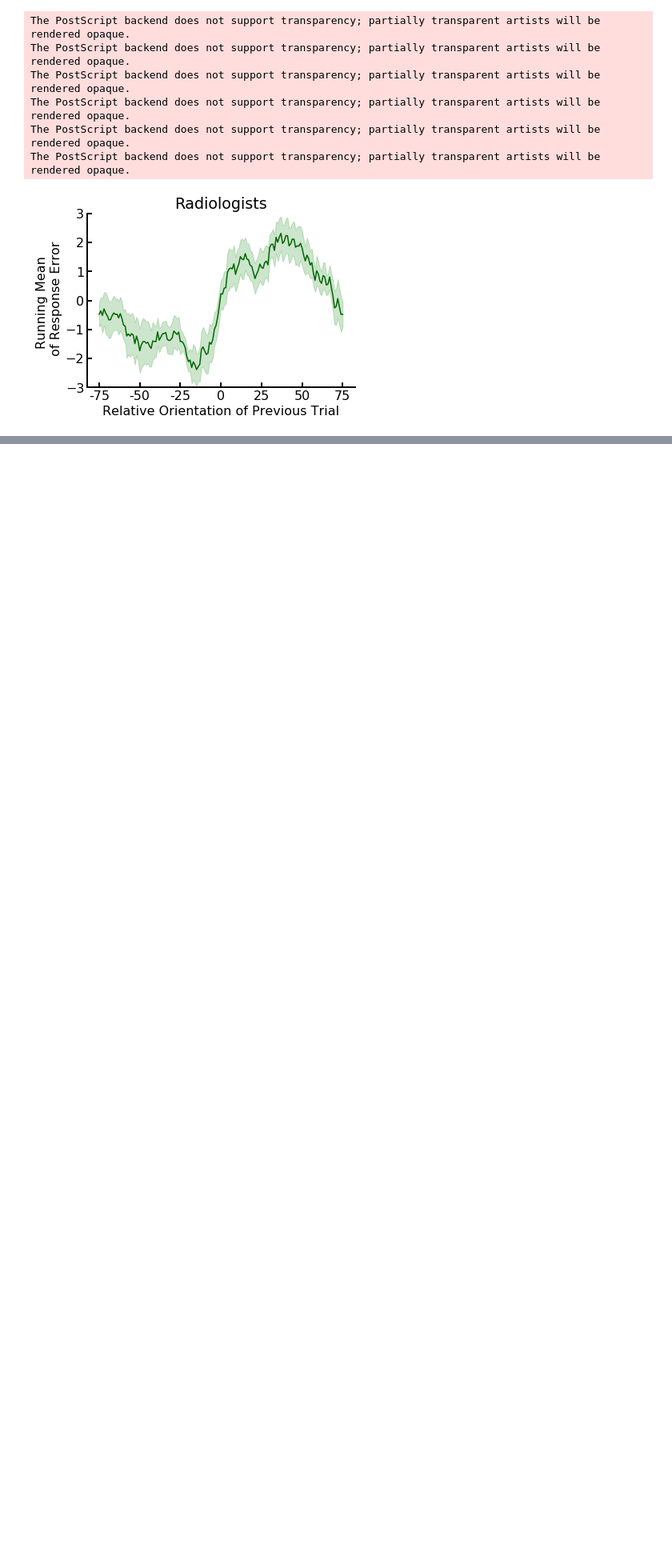
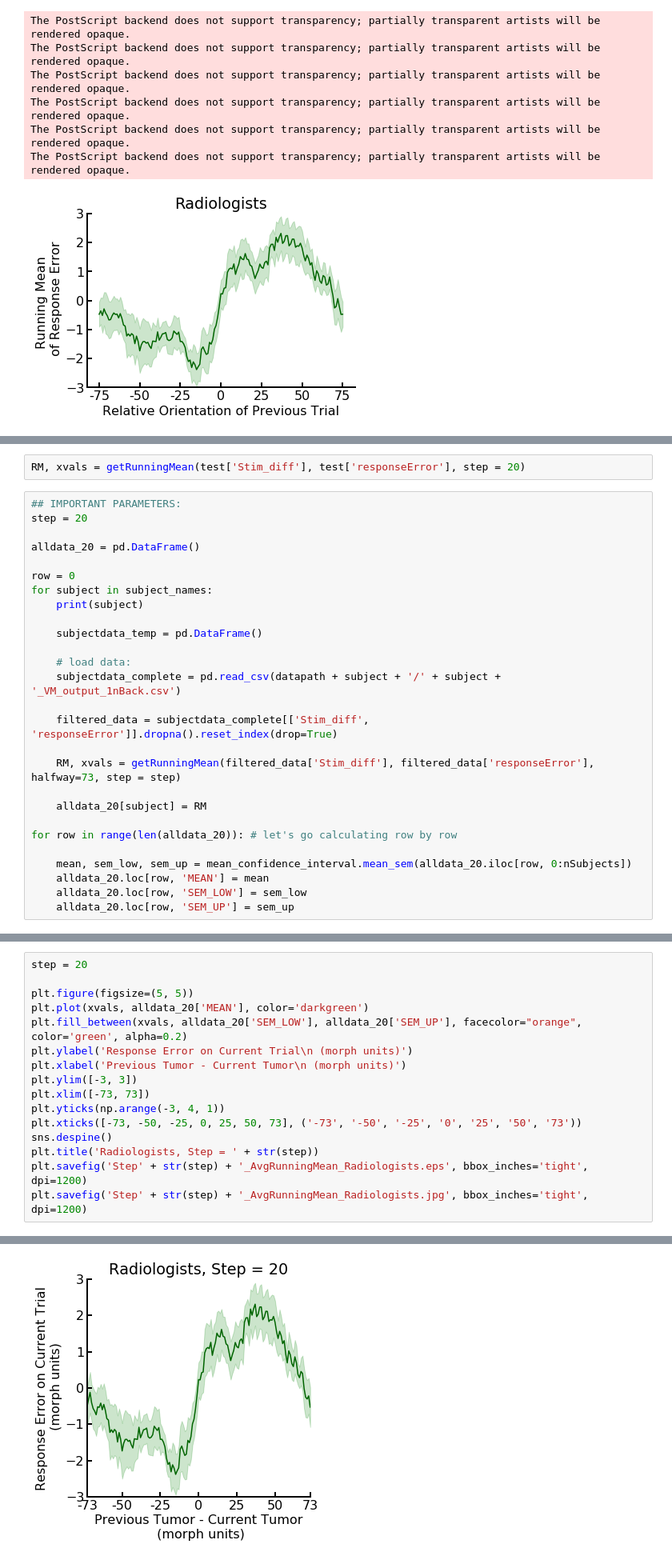
Before and after one commit to WhitneyLab/Serial_Dependence_Analysis_Base, a Jupyter notebook: figures/Fig_5/Fig_5.ipynb, the cells around one changed output, grey strips where cells are left out. Shown at 80% size. Cells and saved outputs as stored; diff of their text form; blank space fills up the shorter version.

Commit message:
different figures for each step size running mean

```diff
--- a/figures/Fig_5/Fig_5.ipynb
+++ b/figures/Fig_5/Fig_5.ipynb
@@ -160,0 +183,29 @@ The PostScript backend does not support transparency; partially transparent arti
+# %%
+RM, xvals = getRunningMean(test['Stim_diff'], test['responseError'], step = 20)
+# %%
+## IMPORTANT PARAMETERS:
+step = 20
+
+alldata_20 = pd.DataFrame()
+
+row = 0
+for subject in subject_names:
+    print(subject)
+
+    subjectdata_temp = pd.DataFrame()
+
+    # load data:
+    subjectdata_complete = pd.read_csv(datapath + subject + '/' + subject + '_VM_output_1nBack.csv')
+
+    filtered_data = subjectdata_complete[['Stim_diff', 'responseError']].dropna().reset_index(drop=True)
+
+    RM, xvals = getRunningMean(filtered_data['Stim_diff'], filtered_data['responseError'], halfway=73, step = step)
+
+    alldata_20[subject] = RM
+
+for row in range(len(alldata_20)): # let's go calculating row by row
+
+    mean, sem_low, sem_up = mean_confidence_interval.mean_sem(alldata_20.iloc[row, 0:nSubjects])
+    alldata_20.loc[row, 'MEAN'] = mean
+    alldata_20.loc[row, 'SEM_LOW'] = sem_low
+    alldata_20.loc[row, 'SEM_UP'] = sem_up
@@ -160,0 +226,17 @@ The PostScript backend does not support transparency; partially transparent arti
+# %%
+step = 20
+
+plt.figure(figsize=(5, 5))
+plt.plot(xvals, alldata_20['MEAN'], color='darkgreen')
+plt.fill_between(xvals, alldata_20['SEM_LOW'], alldata_20['SEM_UP'], facecolor="orange", color='green', alpha=0.2)
+plt.ylabel('Response Error on Current Trial\n (morph units)')
+plt.xlabel('Previous Tumor - Current Tumor\n (morph units)')
+plt.ylim([-3, 3])
+plt.xlim([-73, 73])
+plt.yticks(np.arange(-3, 4, 1))
+plt.xticks([-73, -50, -25, 0, 25, 50, 73], ('-73', '-50', '-25', '0', '25', '50', '73'))
+sns.despine()
+plt.title('Radiologists, Step = ' + str(step))
+plt.savefig('Step' + str(step) + '_AvgRunningMean_Radiologists.eps', bbox_inches='tight', dpi=1200)
+plt.savefig('Step' + str(step) + '_AvgRunningMean_Radiologists.jpg', bbox_inches='tight', dpi=1200)
+# %% [output]
@@ -160,0 +249 @@ The PostScript backend does not support transparency; partially transparent arti
+[figure, added]
```
Also changed, not shown: parts of 11 cells of this notebook, 4 other files.
